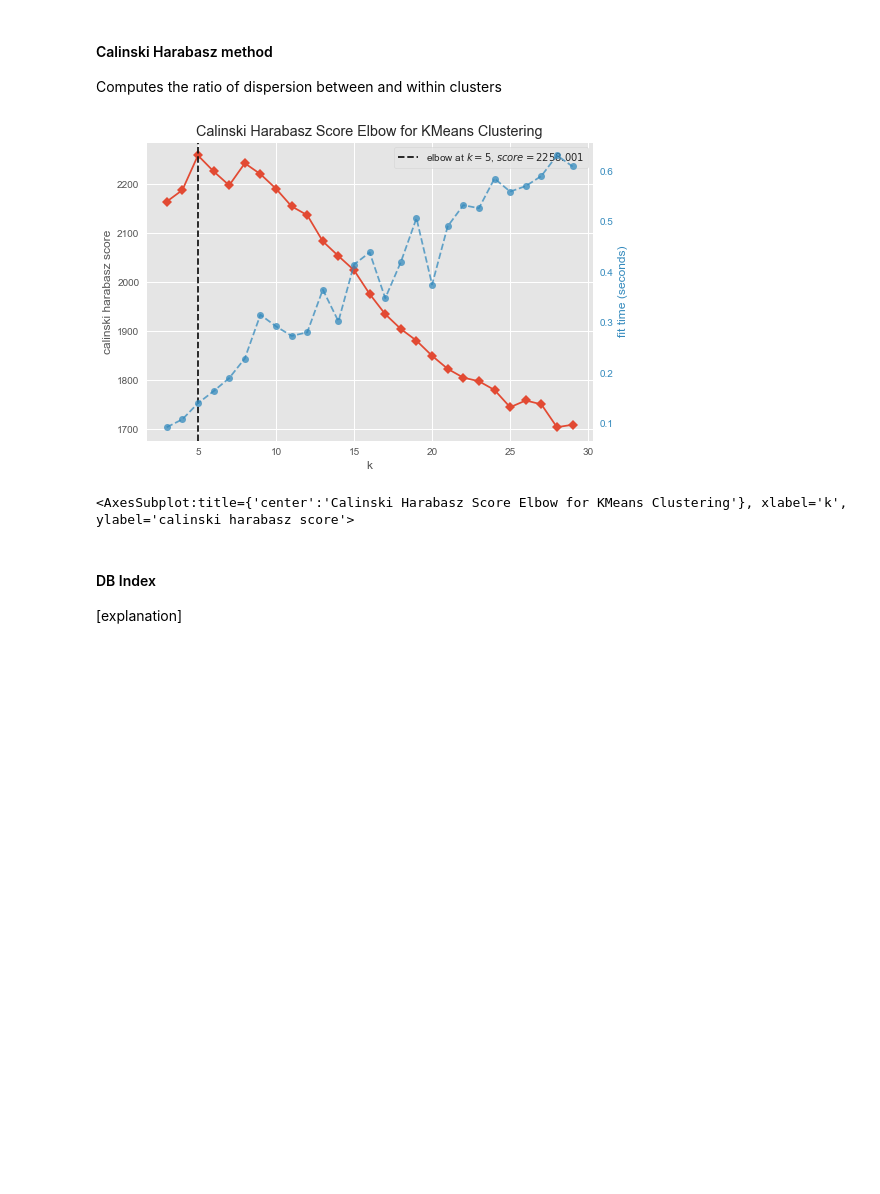
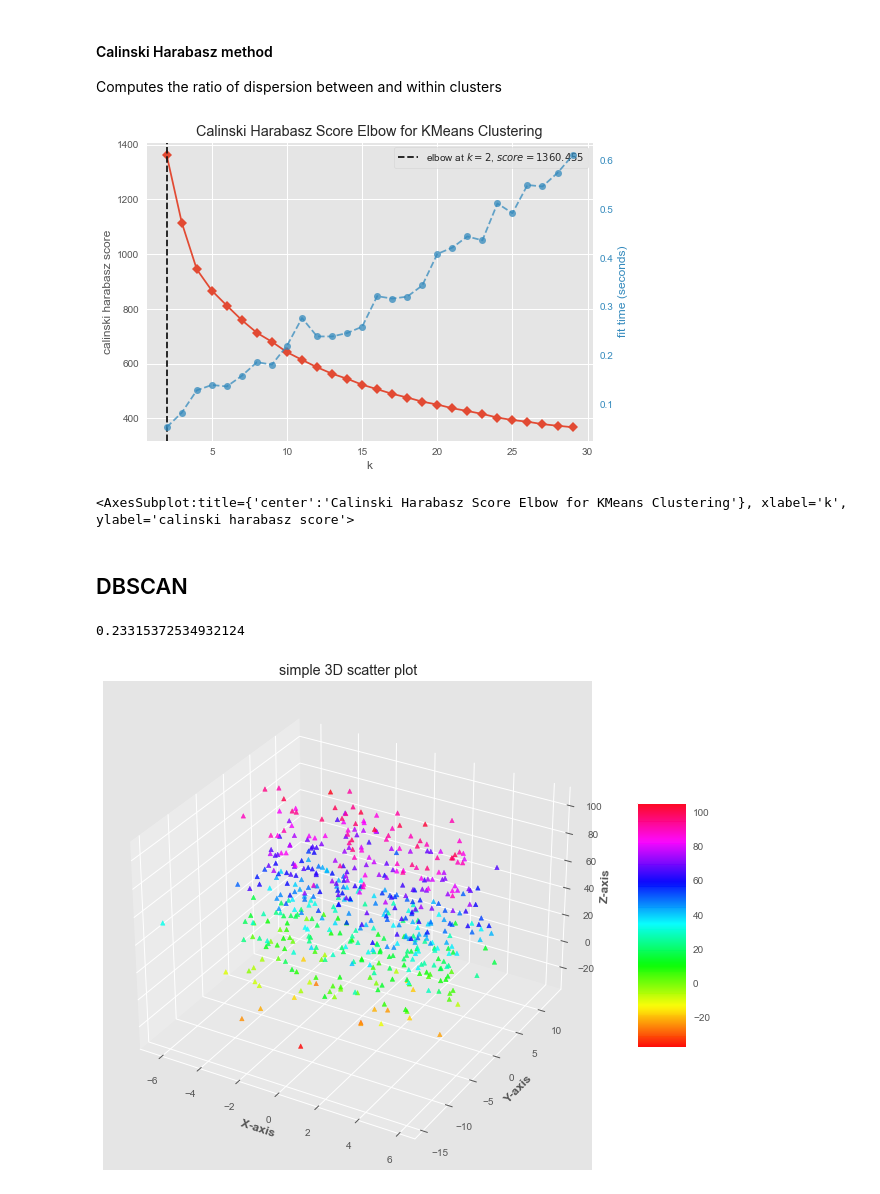
Before and after one commit to imarcosenciso/movie-suggester, a Jupyter notebook: algorithms_limpio.ipynb, the cells around one changed output. Saved outputs shown, nothing was run; the diff lists cells and outputs as text; code cells hidden in the pictures; blank space fills up the shorter version.

```diff
--- a/algorithms_limpio.ipynb
+++ b/algorithms_limpio.ipynb
@@ -362,21 +90,17 @@ visualizer.show()               # Finalize and render the figure
 
 Computes the ratio of dispersion between and within clusters
 # %%
-model = KMeans()
+model_3 = KMeans()
 
 visualizer = KElbowVisualizer(
-    model,
-    k=(3,30),                           # k is range of number of clusters.
+    model_3,
+    k=(2,30),                           # k is range of number of clusters.
     metric = 'calinski_harabasz',       # 3rd method to approximate K.
     timings=True
     )
 
-visualizer.fit(x)               # Fit the data to the visualizer
+visualizer.fit(df_movies)               # Fit the data to the visualizer
 visualizer.show()               # Finalize and render the figure
 # %% [output]
-[figure, old version]
+[figure, new version]
 <AxesSubplot:title={'center':'Calinski Harabasz Score Elbow for KMeans Clustering'}, xlabel='k', ylabel='calinski harabasz score'>
-# %% [markdown]
-#### DB Index
-
-[explanation]
@@ -411,0 +107,51 @@ plt.title('Davies Bouldin score vs. K');
+# %% [markdown]
+## DBSCAN
+# %%
+
+
+model = DBSCAN(eps=0.5, min_samples=60)
+
+l  = model.fit_predict(df_movies)
+
+metrics.silhouette_score(df_movies, l)
+# %% [output]
+0.23315372534932124
+# %%
+from mpl_toolkits import mplot3d
+import numpy as np
+import matplotlib.pyplot as plt
+
+z = 4 * np.tan(np.random.randint(10, size =(500))) + np.random.randint(100, size =(500))
+x = 4 * np.cos(z) + np.random.normal(size = 500)
+y = 4 * np.sin(z) + 4 * np.random.normal(size = 500)
+
+# Creating figure
+fig = plt.figure(figsize = (16, 9))
+ax = plt.axes(projection ="3d")
+
+# Add x, y gridlines
+ax.grid(b = True, color ='grey',
+        linestyle ='-.', linewidth = 0.3,
+        alpha = 0.2)
+
+
+# Creating color map
+my_cmap = plt.get_cmap('hsv')
+
+# Creating plot
+sctt = ax.scatter3D(x, y, z,
+                    alpha = 0.8,
+                    c = (x + y + z),
+                    cmap = my_cmap,
+                    marker ='^')
+
+plt.title("simple 3D scatter plot")
+ax.set_xlabel('X-axis', fontweight ='bold')
+ax.set_ylabel('Y-axis', fontweight ='bold')
+ax.set_zlabel('Z-axis', fontweight ='bold')
+fig.colorbar(sctt, ax = ax, shrink = 0.5, aspect = 5)
+
+# show plot
+plt.show()
+# %% [output]
+[figure, added]
```
Also changed, not shown: parts of 66 cells of this notebook.
